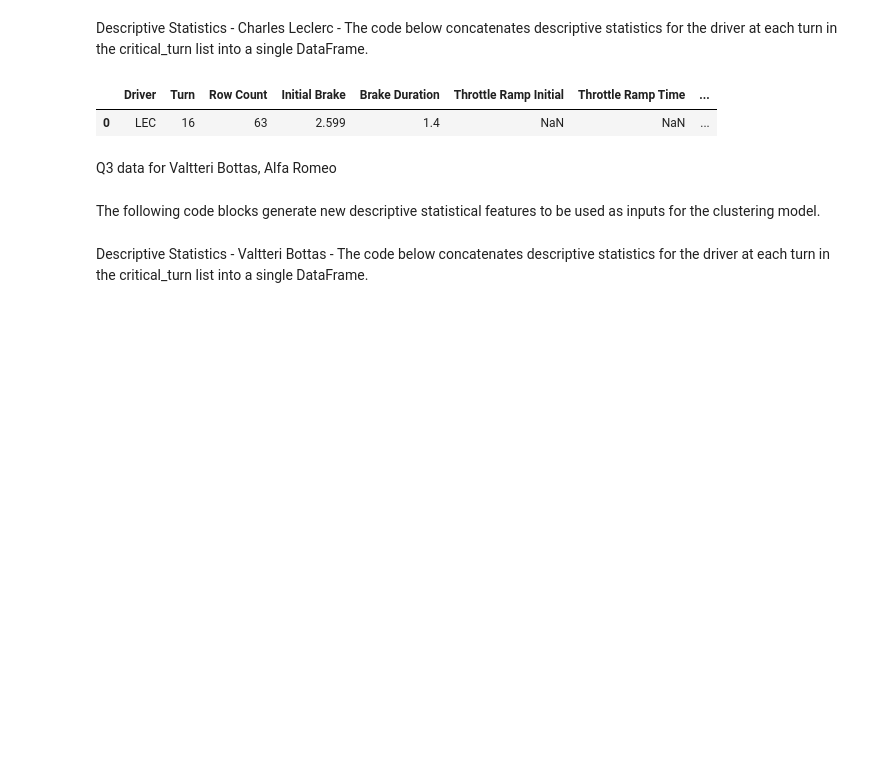
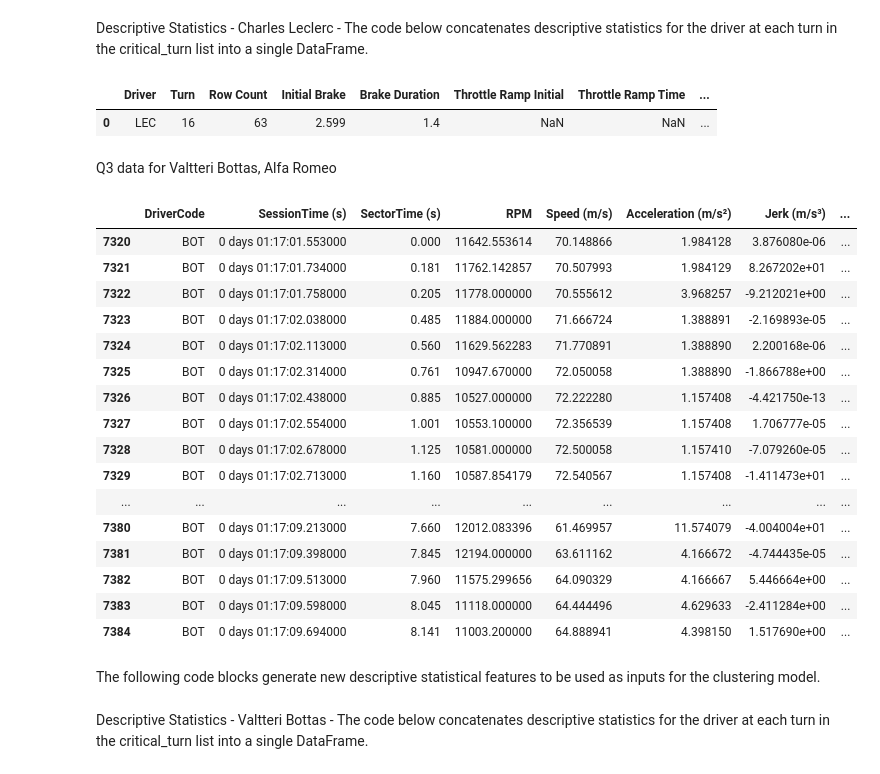
Before and after one commit to PESIII23/f1-driving-style-analytics-tool, a Jupyter notebook: notebooks/02_multi_driver_analysis copy.ipynb, the cells around one changed output. Drawn from its saved outputs; the diff is of its cells as text; code cells hidden in the pictures; blank space fills up the shorter version.

```diff
--- a/notebooks/02_multi_driver_analysis copy.ipynb
+++ b/notebooks/02_multi_driver_analysis copy.ipynb
@@ -416,25 +388,42 @@ Q3 data for Valtteri Bottas, Alfa Romeo
 # %%
 q1, q2, q3 = session.get_laps(bottas).split_qualifying_sessions()
 bottas_q3_telemetry = session.get_telemetry(q3)
 
 sector_1_start = str(f1_pandas_helpers.get_fastest_lap_details(q3)[0])
 sector_1_end = str(f1_pandas_helpers.get_fastest_lap_details(q3)[1])
 sector_2_end = str(f1_pandas_helpers.get_fastest_lap_details(q3)[2])
 sector_3_end = str(f1_pandas_helpers.get_fastest_lap_details(q3)[3])
 
 bottas_sector1_telemetry = f1_pandas_helpers.filter_timestamp_range(bottas_q3_telemetry, start=sector_1_start, end=sector_1_end)
 bottas_sector1_telemetry_cleaned = telemetry_cleaning.clean_driver_sector_telemetry(bottas_sector1_telemetry, bottas)
 
 bottas_sector2_telemetry = f1_pandas_helpers.filter_timestamp_range(bottas_q3_telemetry, start=sector_1_end, end=sector_2_end)
 bottas_sector2_telemetry_cleaned = telemetry_cleaning.clean_driver_sector_telemetry(bottas_sector2_telemetry, bottas)
 
 bottas_sector3_telemetry = f1_pandas_helpers.filter_timestamp_range(bottas_q3_telemetry, start=sector_2_end, end=sector_3_end)
 bottas_sector3_telemetry_cleaned = telemetry_cleaning.clean_driver_sector_telemetry(bottas_sector3_telemetry, bottas)
-bottas_sector3_telemetry_features = feature_engineering.TelemetryFeatures(bottas_sector3_telemetry_cleaned).acceleration().jerk().g_force().get_features_df()
 
-bottas_corner_telemetry = telemetry_cleaning.filter_corner_telemetry(bottas_sector3_telemetry_features, corner_position_cleaned, critical_turn[0], radius)
+bottas_corner_telemetry = telemetry_cleaning.filter_corner_telemetry(bottas_sector3_telemetry_cleaned, corner_position_cleaned, critical_turn[0], radius)
 
-bottas_time_converted_telemetry = feature_engineering.TelemetryFeatures(bottas_corner_telemetry).convert_sector_time_to_seconds().steering_wheel_angle().get_features_df()
+bottas_sector3_telemetry_features = feature_engineering.TelemetryFeatures(bottas_corner_telemetry).acceleration().jerk().g_force().convert_sector_time_to_seconds().steering_wheel_angle().get_features_df()
+# %% [output]
+|  | DriverCode | SessionTime (s) | SectorTime (s) | RPM | Speed (m/s) | Acceleration (m/s²) | Jerk (m/s³) | ... |
+| 7320 | BOT | 0 days 01:17:01.553000 | 0.000 | 11642.553614 | 70.148866 | 1.984128 | 3.876080e-06 | ... |
+| 7321 | BOT | 0 days 01:17:01.734000 | 0.181 | 11762.142857 | 70.507993 | 1.984129 | 8.267202e+01 | ... |
+| 7322 | BOT | 0 days 01:17:01.758000 | 0.205 | 11778.000000 | 70.555612 | 3.968257 | -9.212021e+00 | ... |
+| 7323 | BOT | 0 days 01:17:02.038000 | 0.485 | 11884.000000 | 71.666724 | 1.388891 | -2.169893e-05 | ... |
+| 7324 | BOT | 0 days 01:17:02.113000 | 0.560 | 11629.562283 | 71.770891 | 1.388890 | 2.200168e-06 | ... |
+| 7325 | BOT | 0 days 01:17:02.314000 | 0.761 | 10947.670000 | 72.050058 | 1.388890 | -1.866788e+00 | ... |
+| 7326 | BOT | 0 days 01:17:02.438000 | 0.885 | 10527.000000 | 72.222280 | 1.157408 | -4.421750e-13 | ... |
+| 7327 | BOT | 0 days 01:17:02.554000 | 1.001 | 10553.100000 | 72.356539 | 1.157408 | 1.706777e-05 | ... |
+| 7328 | BOT | 0 days 01:17:02.678000 | 1.125 | 10581.000000 | 72.500058 | 1.157410 | -7.079260e-05 | ... |
+| 7329 | BOT | 0 days 01:17:02.713000 | 1.160 | 10587.854179 | 72.540567 | 1.157408 | -1.411473e+01 | ... |
+| ... | ... | ... | ... | ... | ... | ... | ... | ... |
+| 7380 | BOT | 0 days 01:17:09.213000 | 7.660 | 12012.083396 | 61.469957 | 11.574079 | -4.004004e+01 | ... |
+| 7381 | BOT | 0 days 01:17:09.398000 | 7.845 | 12194.000000 | 63.611162 | 4.166672 | -4.744435e-05 | ... |
+| 7382 | BOT | 0 days 01:17:09.513000 | 7.960 | 11575.299656 | 64.090329 | 4.166667 | 5.446664e+00 | ... |
+| 7383 | BOT | 0 days 01:17:09.598000 | 8.045 | 11118.000000 | 64.444496 | 4.629633 | -2.411284e+00 | ... |
+| 7384 | BOT | 0 days 01:17:09.694000 | 8.141 | 11003.200000 | 64.888941 | 4.398150 | 1.517690e+00 | ... |
 # %% [markdown]
 The following code blocks generate new descriptive statistical features to be used as inputs for the clustering model.
 # %%
```
Also changed, not shown: parts of 31 cells of this notebook, 2 other files.
